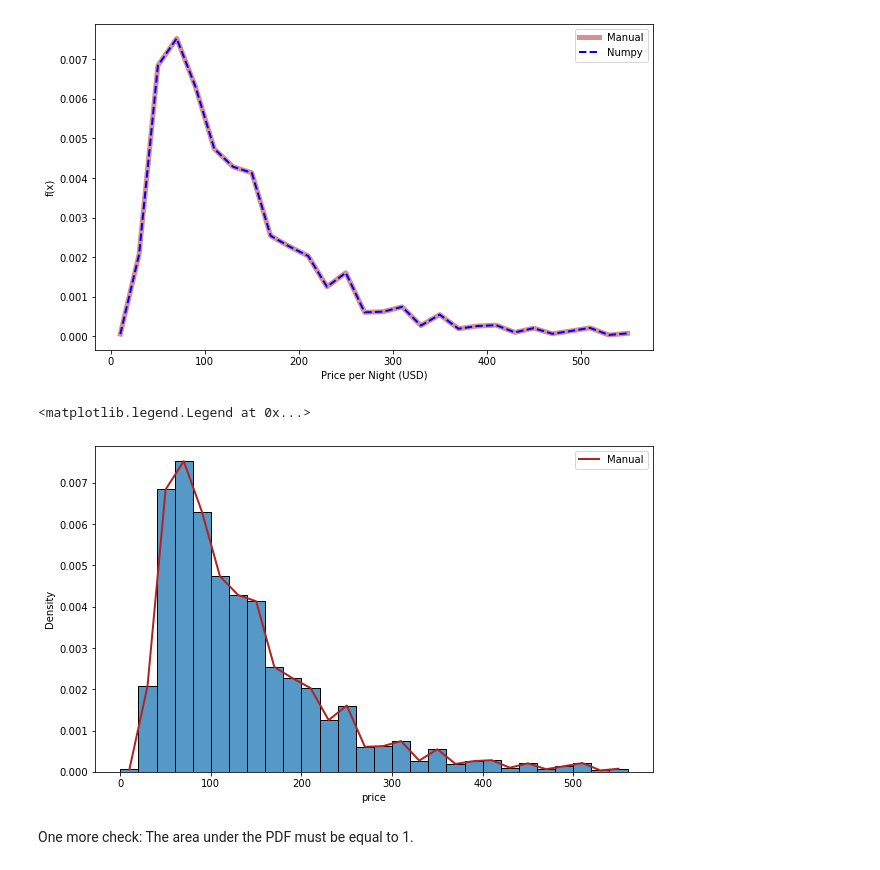
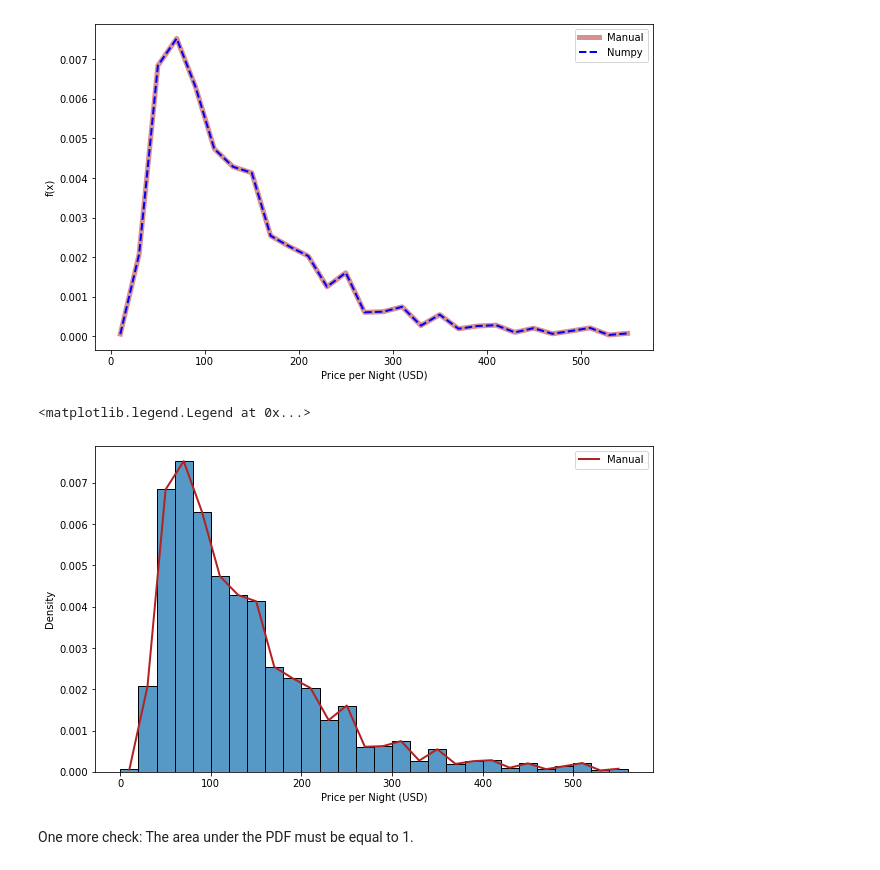
Before and after one commit to LorenzoPeve/Data-Viz, a Jupyter notebook: 04_Visualizing_Distributions/histograms.ipynb, the cells around one changed output. Drawn from its saved outputs; the diff is of its cells as text; code cells hidden in the pictures.

```diff
--- a/04_Visualizing_Distributions/histograms.ipynb
+++ b/04_Visualizing_Distributions/histograms.ipynb
@@ -223,13 +225,3 @@ plt.legend()
 # %% [output]
 <matplotlib.legend.Legend at 0x...>
 [figure]
-# %%
-fig, ax = plt.subplots(figsize = (10,6))
-sns.histplot(XArr, binwidth = 20, binrange = (0, 550), ax = ax, stat = 'density')
-ax.plot(x_bins, f_x, label = 'Manual', color = 'firebrick', ls = '-', lw = 2)
-plt.legend()
-# %% [output]
-<matplotlib.legend.Legend at 0x...>
-[figure, removed]
-# %% [markdown]
-One more check: The area under the PDF must be equal to 1.
@@ -238,0 +228,11 @@ assert sum(hist_density*binwidth) == 1.0
+# %%
+fig, ax = plt.subplots(figsize = (10,6))
+sns.histplot(XArr, binwidth = 20, binrange = (0, 550), ax = ax, stat = 'density')
+ax.plot(x_bins, f_x, label = 'Manual', color = 'firebrick', ls = '-', lw = 2)
+ax.set_xlabel('Price per Night (USD)')
+plt.legend()
+# %% [output]
+<matplotlib.legend.Legend at 0x...>
+[figure, added]
+# %% [markdown]
+One more check: The area under the PDF must be equal to 1.
```
Also changed, not shown: parts of 11 cells of this notebook.
